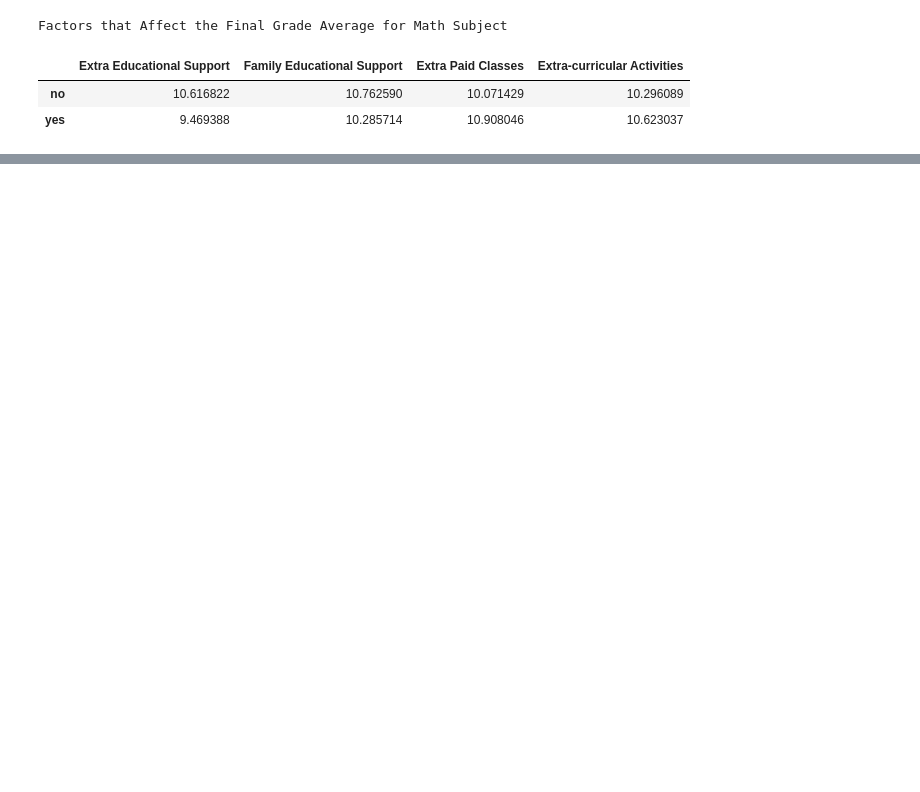
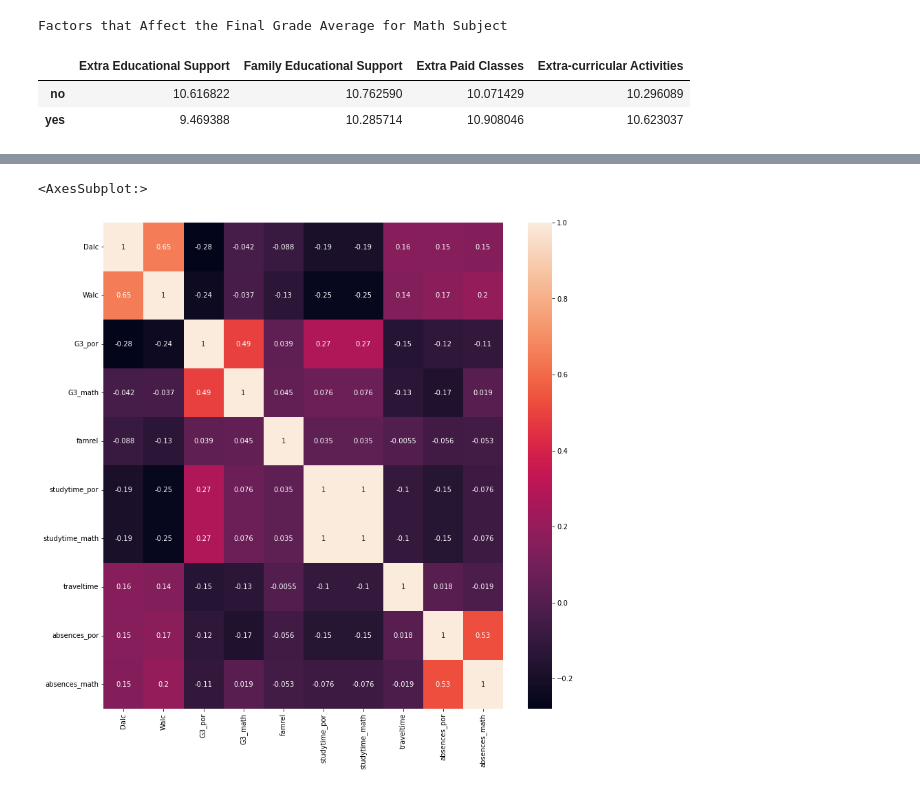
Before and after one commit to panlovelyda/project-one, a Jupyter notebook: AlcoholPy.ipynb, the cells around one changed output, grey strips where cells are left out. Cells and saved outputs as stored; diff of their text form; code cells hidden in the pictures; blank space fills up the shorter version.

```diff
--- a/AlcoholPy.ipynb
+++ b/AlcoholPy.ipynb
@@ -385,0 +419,10 @@ plt.show()
+# %%
+analysis_cols = students_df[['Dalc','Walc','G3_por','G3_math','famrel','romantic',
+                            'sex','internet','studytime_por','studytime_math','traveltime',
+                            'paid_por','paid_math','schoolsup_por','schoolsup_math',
+                            'famsup_por','famsup_math','absences_por','absences_math']]
+plt.figure(figsize=(13,13))
+sns.heatmap(analysis_cols.corr(), annot=True)
+# %% [output]
+<AxesSubplot:>
+[figure, added]
```
Also changed, not shown: parts of 30 cells of this notebook, 2 other files.
